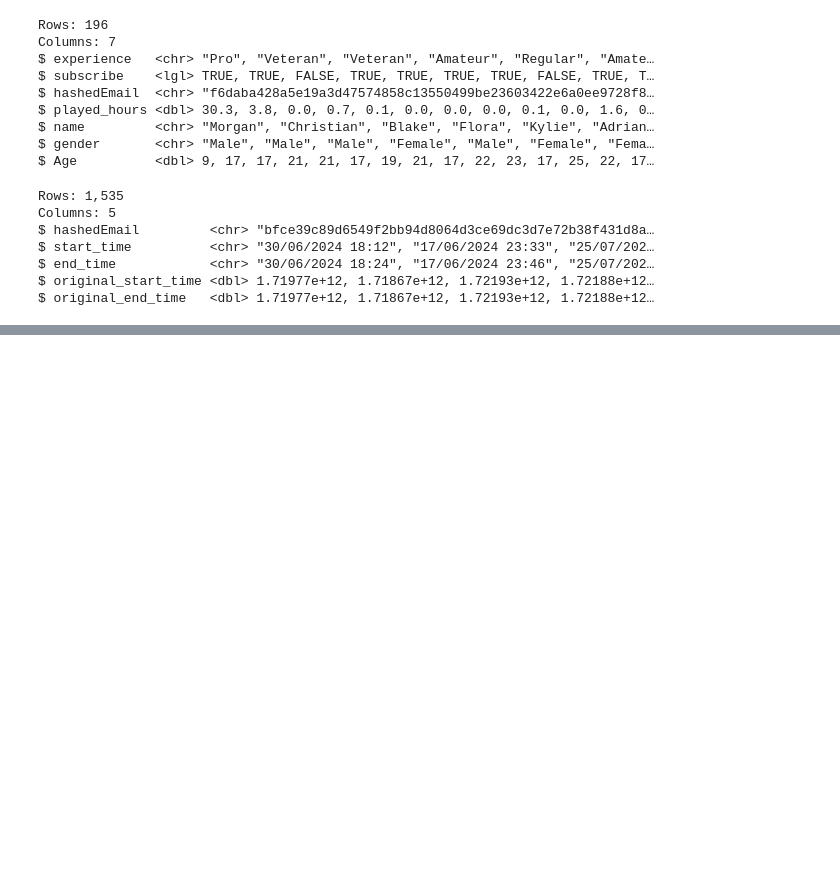
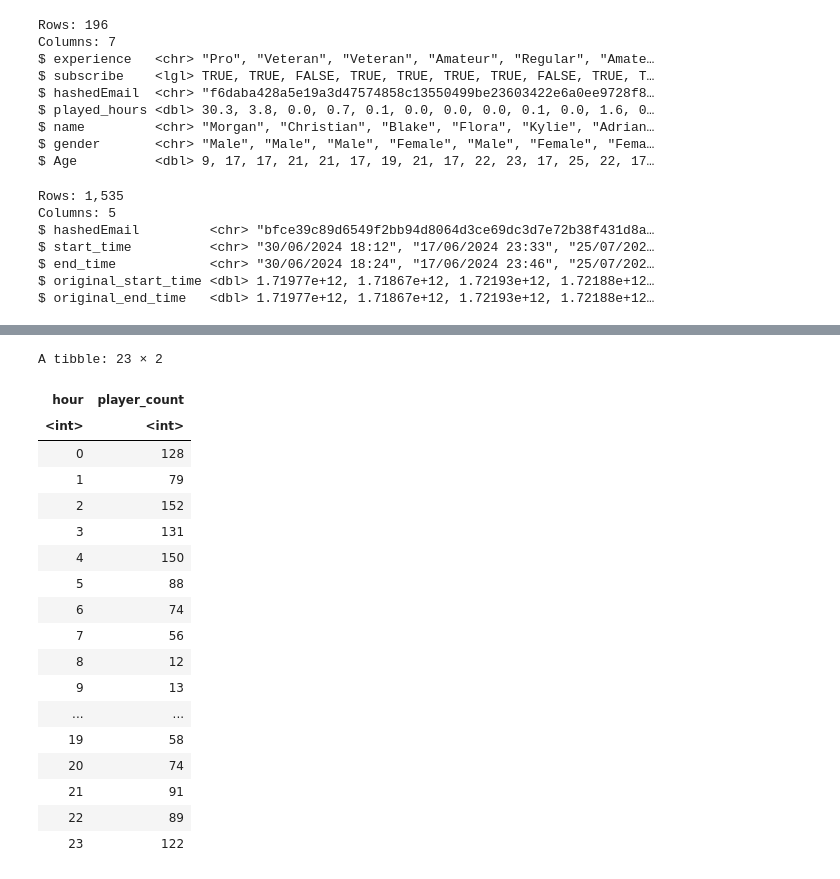
Before and after one commit to anderpudding/dsci-project-005-16, a Jupyter notebook: test.ipynb, the cells around one changed output, grey strips where cells are left out. Saved outputs shown, nothing was run; the diff lists cells and outputs as text; code cells hidden in the pictures; blank space fills up the shorter version.

```diff
--- a/test.ipynb
+++ b/test.ipynb
@@ -56,0 +85,26 @@ $ original_end_time   <dbl> 1.71977e+12, 1.71867e+12, 1.72193e+12, 1.72188e+12
+# %%
+hourly_players <- sessions |>
+    group_by(hour) |>
+    summarise(player_count = n())
+
+hourly_players
+# %% [output]
+A tibble: 23 × 2
+| hour | player_count |
+| <int> | <int> |
+| 0 | 128 |
+| 1 | 79 |
+| 2 | 152 |
+| 3 | 131 |
+| 4 | 150 |
+| 5 | 88 |
+| 6 | 74 |
+| 7 | 56 |
+| 8 | 12 |
+| 9 | 13 |
+| ... | ... |
+| 19 | 58 |
+| 20 | 74 |
+| 21 | 91 |
+| 22 | 89 |
+| 23 | 122 |
```
Also changed, not shown: parts of 3 cells of this notebook.
